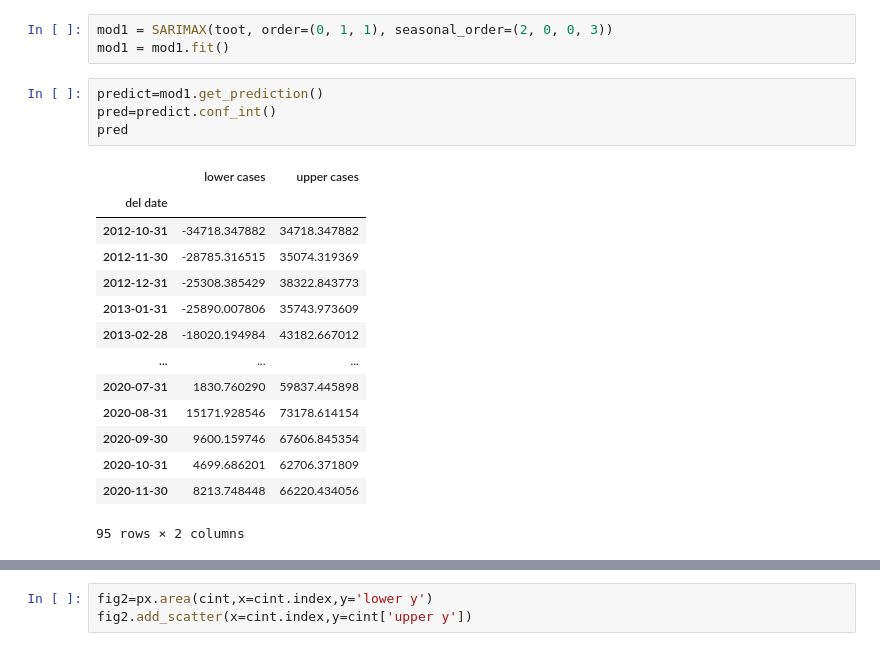
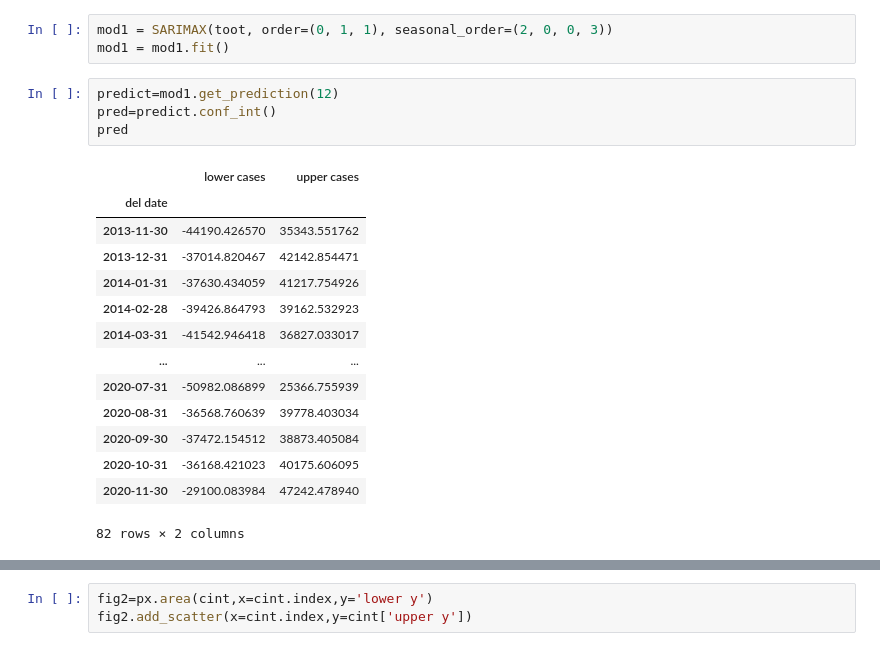
Before and after one commit to mswastik/forecasting, a Jupyter notebook: SARIMAv2.ipynb, the cells around one changed output, grey strips where cells are left out. Cells and saved outputs as stored; diff of their text form.

```diff
--- a/SARIMAv2.ipynb
+++ b/SARIMAv2.ipynb
@@ -157,23 +159,23 @@ toot
 mod1 = SARIMAX(toot, order=(0, 1, 1), seasonal_order=(2, 0, 0, 3))
 mod1 = mod1.fit()
 # %%
-predict=mod1.get_prediction()
+predict=mod1.get_prediction(12)
 pred=predict.conf_int()
 pred
 # %% [output]
 |  | lower cases | upper cases |
 | del date |  |  |
-| 2012-10-31 | -34718.347882 | 34718.347882 |
-| 2012-11-30 | -28785.316515 | 35074.319369 |
-| 2012-12-31 | -25308.385429 | 38322.843773 |
-| 2013-01-31 | -25890.007806 | 35743.973609 |
-| 2013-02-28 | -18020.194984 | 43182.667012 |
+| 2013-11-30 | -44190.426570 | 35343.551762 |
+| 2013-12-31 | -37014.820467 | 42142.854471 |
+| 2014-01-31 | -37630.434059 | 41217.754926 |
+| 2014-02-28 | -39426.864793 | 39162.532923 |
+| 2014-03-31 | -41542.946418 | 36827.033017 |
 | ... | ... | ... |
-| 2020-07-31 | 1830.760290 | 59837.445898 |
-| 2020-08-31 | 15171.928546 | 73178.614154 |
-| 2020-09-30 | 9600.159746 | 67606.845354 |
-| 2020-10-31 | 4699.686201 | 62706.371809 |
-| 2020-11-30 | 8213.748448 | 66220.434056 |
+| 2020-07-31 | -50982.086899 | 25366.755939 |
+| 2020-08-31 | -36568.760639 | 39778.403034 |
+| 2020-09-30 | -37472.154512 | 38873.405084 |
+| 2020-10-31 | -36168.421023 | 40175.606095 |
+| 2020-11-30 | -29100.083984 | 47242.478940 |
-95 rows × 2 columns
+82 rows × 2 columns
 # %%
 import plotly.graph_objects as go
```
Also changed, not shown: parts of 14 cells of this notebook.
